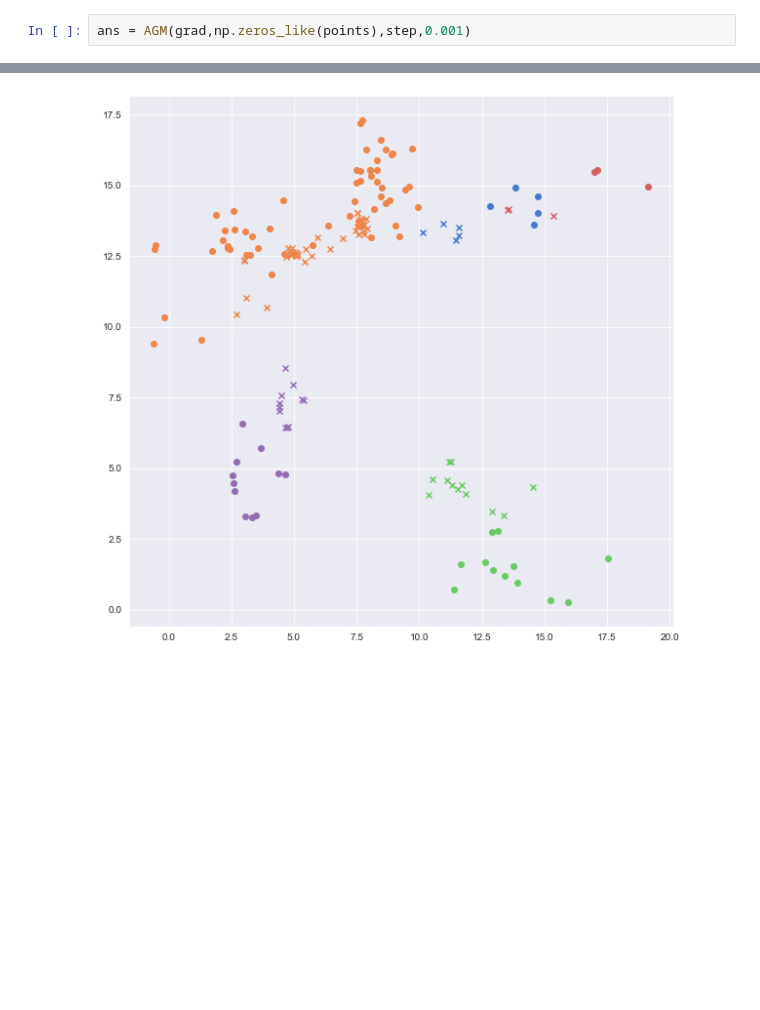
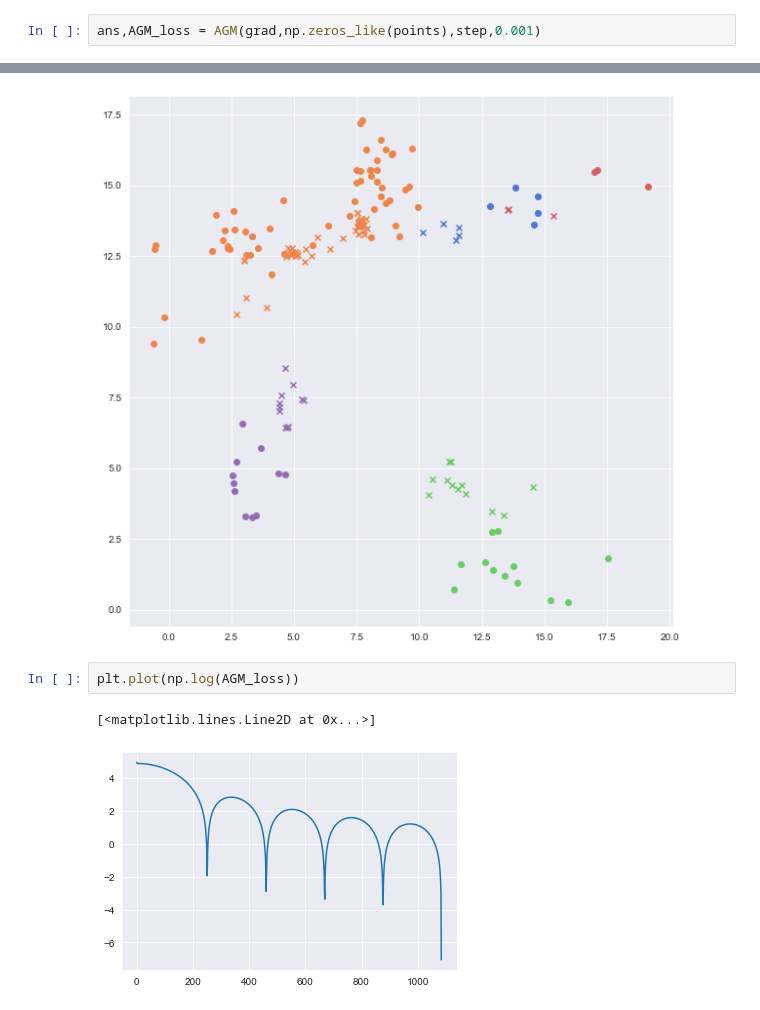
Before and after one commit to QSCTech-Sange/Optimization_Project, a Jupyter notebook: optimize.ipynb, the cells around one changed output, grey strips where cells are left out. Saved outputs shown, nothing was run; the diff lists cells and outputs as text; blank space fills up the shorter version.

```diff
--- a/optimize.ipynb
+++ b/optimize.ipynb
@@ -34,7 +34,7 @@ n = len(points)
 step = step_size(n,lbd,delta)
 grad = lambda X: grad_hub_matrix(X,delta,points,lbd)
 # %%
-ans = AGM(grad,np.zeros_like(points),step,0.001)
+ans,AGM_loss = AGM(grad,np.zeros_like(points),step,0.001)
 # %%
 groups = get_group(ans, tol=2)
 # %%
@@ -90,3 +72,8 @@ plt.figure(figsize=(10,10))
 plot_res_data(points,ans2,groups,way='all')
 # %% [output]
 [figure]
+# %%
+plt.plot(np.log(AGM_loss))
+# %% [output]
+[<matplotlib.lines.Line2D at 0x...>]
+[figure, added]
```
Also changed, not shown: parts of 2 cells of this notebook, 2 other files.
